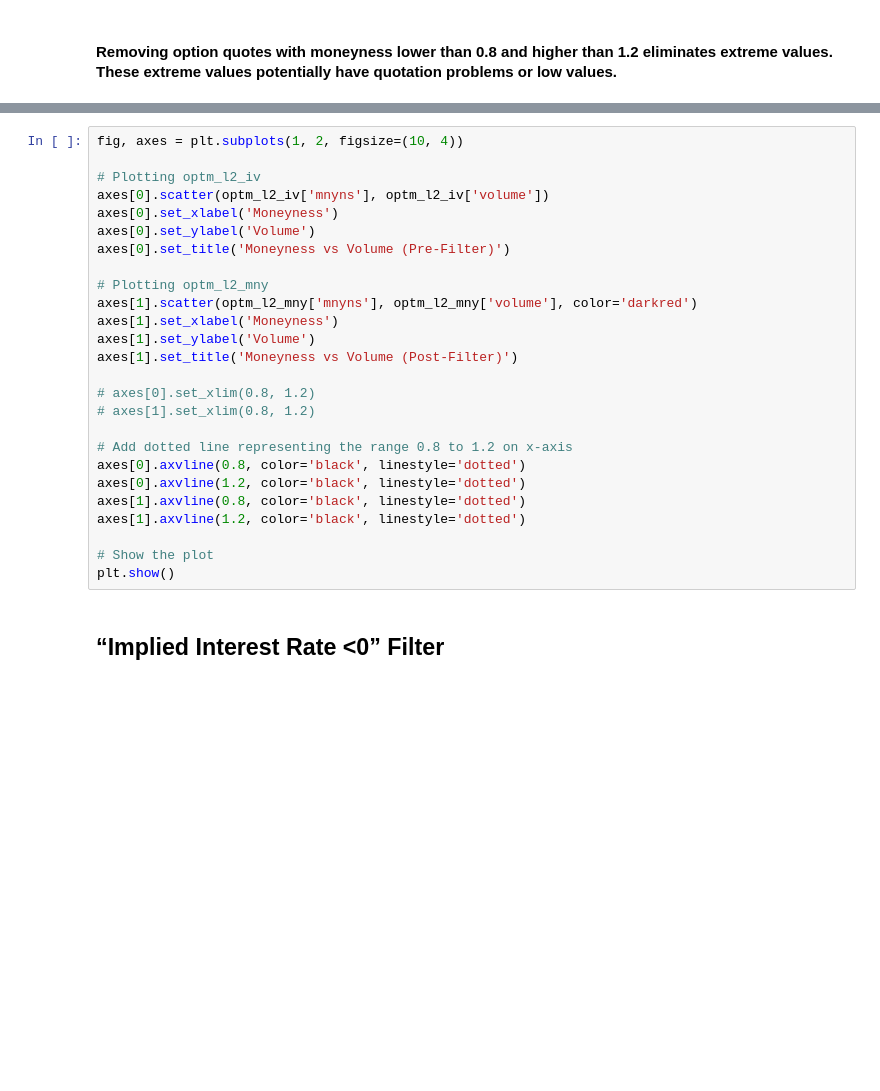
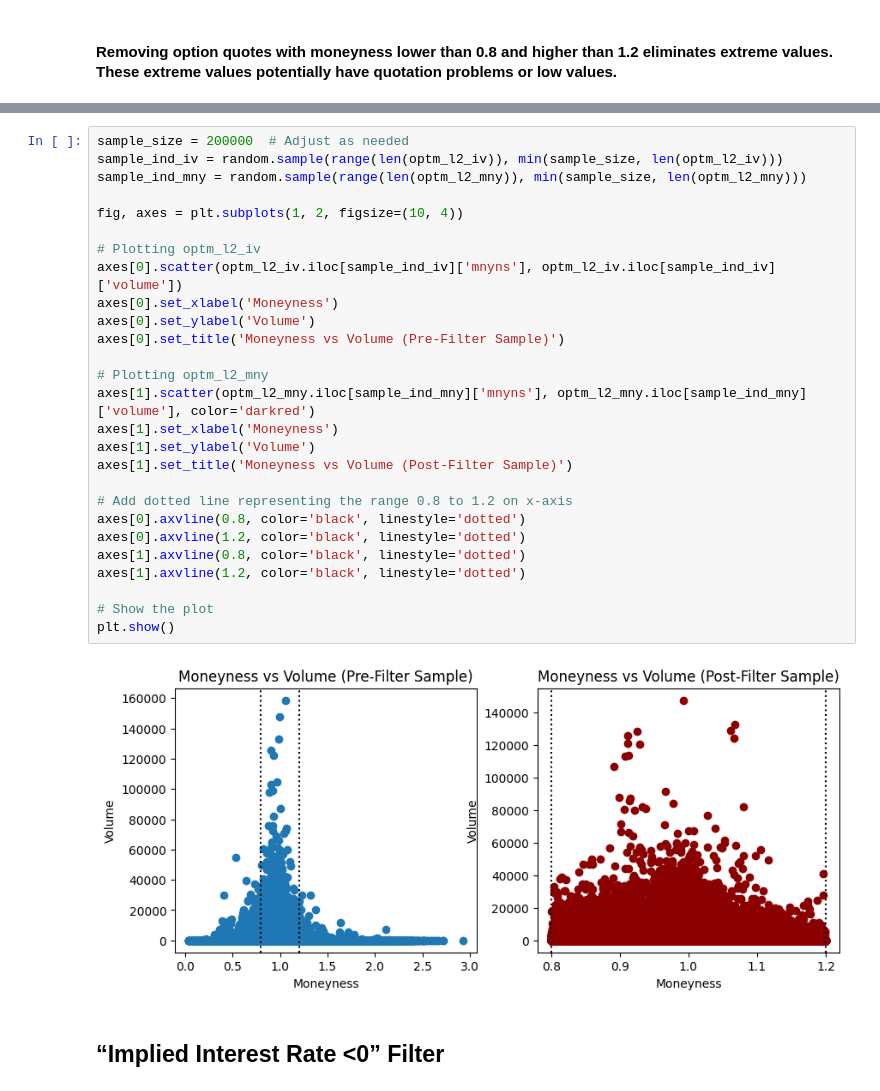
Before and after one commit to harrypandas/finm-32900_final_project, a Jupyter notebook: notebooks/02_Level02_Filters.ipynb, the cells around one changed output, grey strips where cells are left out. Drawn from its saved outputs; the diff is of its cells as text; blank space fills up the shorter version.

```diff
--- a/notebooks/02_Level02_Filters.ipynb
+++ b/notebooks/02_Level02_Filters.ipynb
@@ -235,29 +253,32 @@ plt.show()
 # %%
+sample_size = 200000  # Adjust as needed
+sample_ind_iv = random.sample(range(len(optm_l2_iv)), min(sample_size, len(optm_l2_iv)))
+sample_ind_mny = random.sample(range(len(optm_l2_mny)), min(sample_size, len(optm_l2_mny)))
+
 fig, axes = plt.subplots(1, 2, figsize=(10, 4))
 
 # Plotting optm_l2_iv
-axes[0].scatter(optm_l2_iv['mnyns'], optm_l2_iv['volume'])
+axes[0].scatter(optm_l2_iv.iloc[sample_ind_iv]['mnyns'], optm_l2_iv.iloc[sample_ind_iv]['volume'])
 axes[0].set_xlabel('Moneyness')
 axes[0].set_ylabel('Volume')
-axes[0].set_title('Moneyness vs Volume (Pre-Filter)')
+axes[0].set_title('Moneyness vs Volume (Pre-Filter Sample)')
 
 # Plotting optm_l2_mny
-axes[1].scatter(optm_l2_mny['mnyns'], optm_l2_mny['volume'], color='darkred')
+axes[1].scatter(optm_l2_mny.iloc[sample_ind_mny]['mnyns'], optm_l2_mny.iloc[sample_ind_mny]['volume'], color='darkred')
 axes[1].set_xlabel('Moneyness')
 axes[1].set_ylabel('Volume')
-axes[1].set_title('Moneyness vs Volume (Post-Filter)')
-
-# axes[0].set_xlim(0.8, 1.2)
-# axes[1].set_xlim(0.8, 1.2)
+axes[1].set_title('Moneyness vs Volume (Post-Filter Sample)')
 
 # Add dotted line representing the range 0.8 to 1.2 on x-axis
 axes[0].axvline(0.8, color='black', linestyle='dotted')
 axes[0].axvline(1.2, color='black', linestyle='dotted')
 axes[1].axvline(0.8, color='black', linestyle='dotted')
 axes[1].axvline(1.2, color='black', linestyle='dotted')
 
 # Show the plot
 plt.show()
+# %% [output]
+[figure, added]
 # %% [markdown]
 ## “Implied Interest Rate <0” Filter
 # %% [markdown]
```
Also changed, not shown: parts of 15 cells of this notebook, 1 other file.
